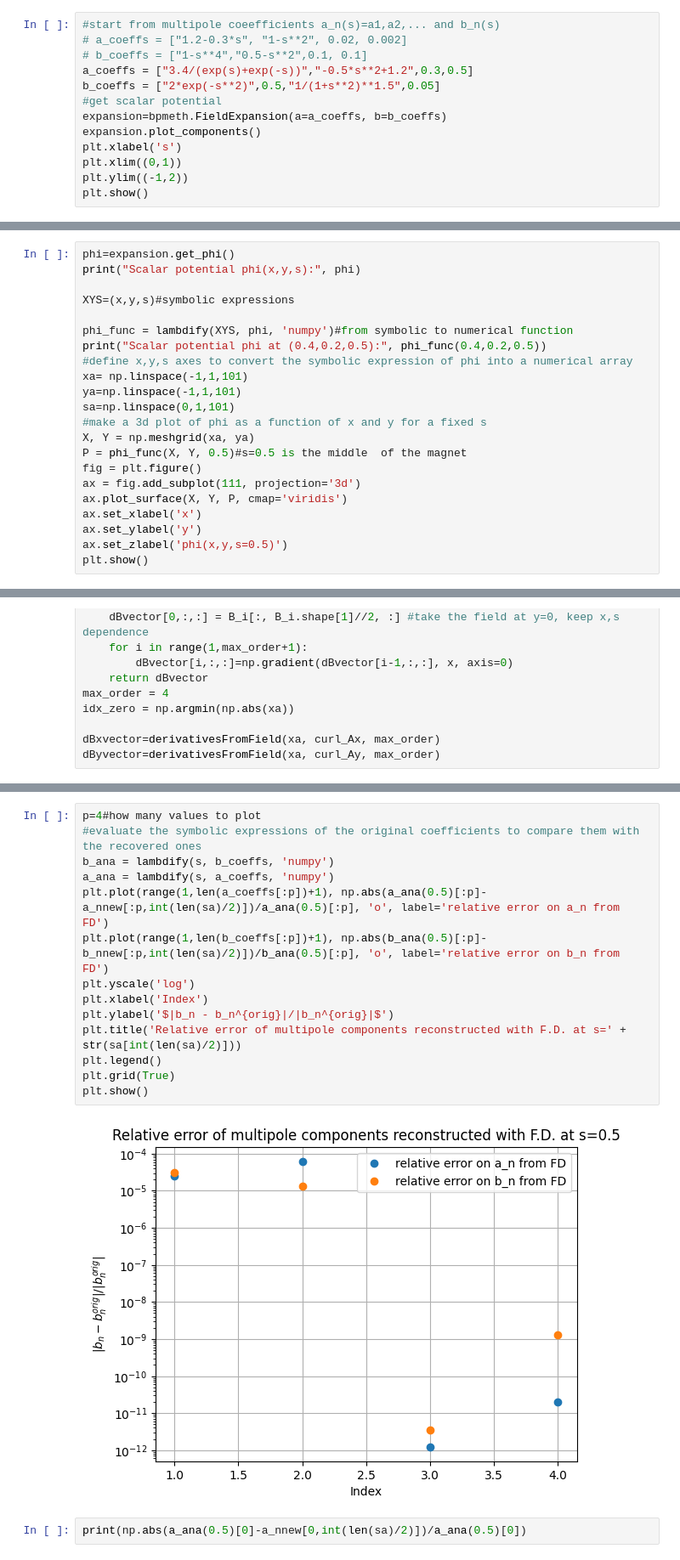
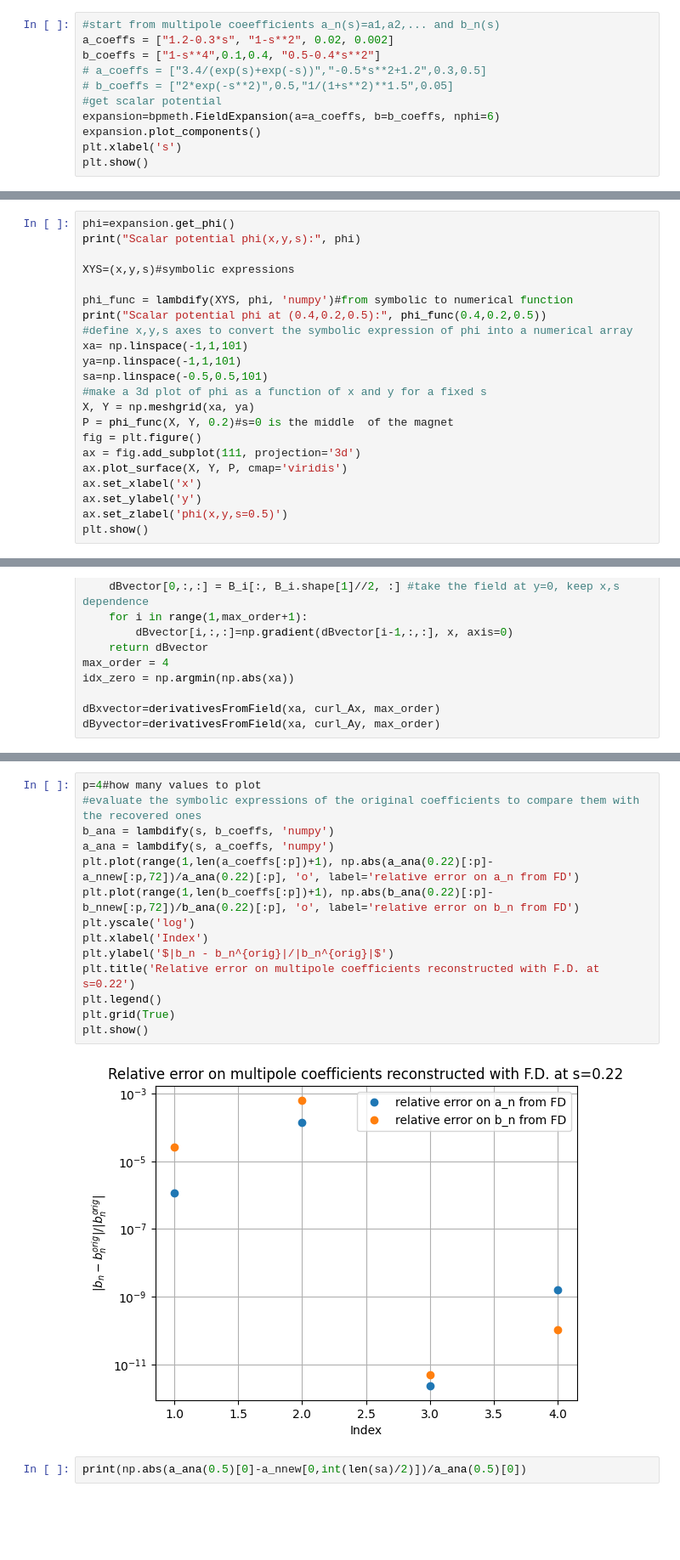
Before and after one commit to marcoliniF/bpmeth, a Jupyter notebook: preliminaryTrials/2.0_abphiBABab_FD.ipynb, the cells around one changed output, grey strips where cells are left out. Shown at 85% size. Drawn from its saved outputs; the diff is of its cells as text; blank space fills up the shorter version.

```diff
--- a/preliminaryTrials/2.0_abphiBABab_FD.ipynb
+++ b/preliminaryTrials/2.0_abphiBABab_FD.ipynb
@@ -8,15 +8,13 @@ from sympy import lambdify
 from sympy.abc import x, y, s
 # %%
 #start from multipole coeefficients a_n(s)=a1,a2,... and b_n(s)
-# a_coeffs = ["1.2-0.3*s", "1-s**2", 0.02, 0.002]
-# b_coeffs = ["1-s**4","0.5-s**2",0.1, 0.1]
-a_coeffs = ["3.4/(exp(s)+exp(-s))","-0.5*s**2+1.2",0.3,0.5]
-b_coeffs = ["2*exp(-s**2)",0.5,"1/(1+s**2)**1.5",0.05]
+a_coeffs = ["1.2-0.3*s", "1-s**2", 0.02, 0.002]
+b_coeffs = ["1-s**4",0.1,0.4, "0.5-0.4*s**2"]
+# a_coeffs = ["3.4/(exp(s)+exp(-s))","-0.5*s**2+1.2",0.3,0.5]
+# b_coeffs = ["2*exp(-s**2)",0.5,"1/(1+s**2)**1.5",0.05]
 #get scalar potential
-expansion=bpmeth.FieldExpansion(a=a_coeffs, b=b_coeffs)
+expansion=bpmeth.FieldExpansion(a=a_coeffs, b=b_coeffs, nphi=6)
 expansion.plot_components()
 plt.xlabel('s')
-plt.xlim((0,1))
-plt.ylim((-1,2))
 plt.show()
 # %% [output]
@@ -32,10 +30,10 @@ print("Scalar potential phi at (0.4,0.2,0.5):", phi_func(0.4,0.2,0.5))
 #define x,y,s axes to convert the symbolic expression of phi into a numerical array
 xa= np.linspace(-1,1,101)
 ya=np.linspace(-1,1,101)
-sa=np.linspace(0,1,101)
+sa=np.linspace(-0.5,0.5,101)
 #make a 3d plot of phi as a function of x and y for a fixed s
 X, Y = np.meshgrid(xa, ya)
-P = phi_func(X, Y, 0.5)#s=0.5 is the middle  of the magnet
+P = phi_func(X, Y, 0.2)#s=0 is the middle  of the magnet
 fig = plt.figure()
 ax = fig.add_subplot(111, projection='3d')
 ax.plot_surface(X, Y, P, cmap='viridis')
@@ -167,19 +165,19 @@ plt.show()
 # %%
 p=4#how many values to plot
 #evaluate the symbolic expressions of the original coefficients to compare them with the recovered ones
 b_ana = lambdify(s, b_coeffs, 'numpy')
 a_ana = lambdify(s, a_coeffs, 'numpy')
-plt.plot(range(1,len(a_coeffs[:p])+1), np.abs(a_ana(0.5)[:p]-a_nnew[:p,int(len(sa)/2)])/a_ana(0.5)[:p], 'o', label='relative error on a_n from FD')
-plt.plot(range(1,len(b_coeffs[:p])+1), np.abs(b_ana(0.5)[:p]-b_nnew[:p,int(len(sa)/2)])/b_ana(0.5)[:p], 'o', label='relative error on b_n from FD')
+plt.plot(range(1,len(a_coeffs[:p])+1), np.abs(a_ana(0.22)[:p]-a_nnew[:p,72])/a_ana(0.22)[:p], 'o', label='relative error on a_n from FD')
+plt.plot(range(1,len(b_coeffs[:p])+1), np.abs(b_ana(0.22)[:p]-b_nnew[:p,72])/b_ana(0.22)[:p], 'o', label='relative error on b_n from FD')
 plt.yscale('log')
 plt.xlabel('Index')
 plt.ylabel('$|b_n - b_n^{orig}|/|b_n^{orig}|$')
-plt.title('Relative error of multipole components reconstructed with F.D. at s=' + str(sa[int(len(sa)/2)]))
+plt.title('Relative error on multipole coefficients reconstructed with F.D. at s=0.22')
 plt.legend()
 plt.grid(True)
 plt.show()
 # %% [output]
-[figure, old version]
+[figure, new version]
 # %%
 print(np.abs(a_ana(0.5)[0]-a_nnew[0,int(len(sa)/2)])/a_ana(0.5)[0])
 # %% [output]
```
Also changed, not shown: parts of 5 cells of this notebook.
